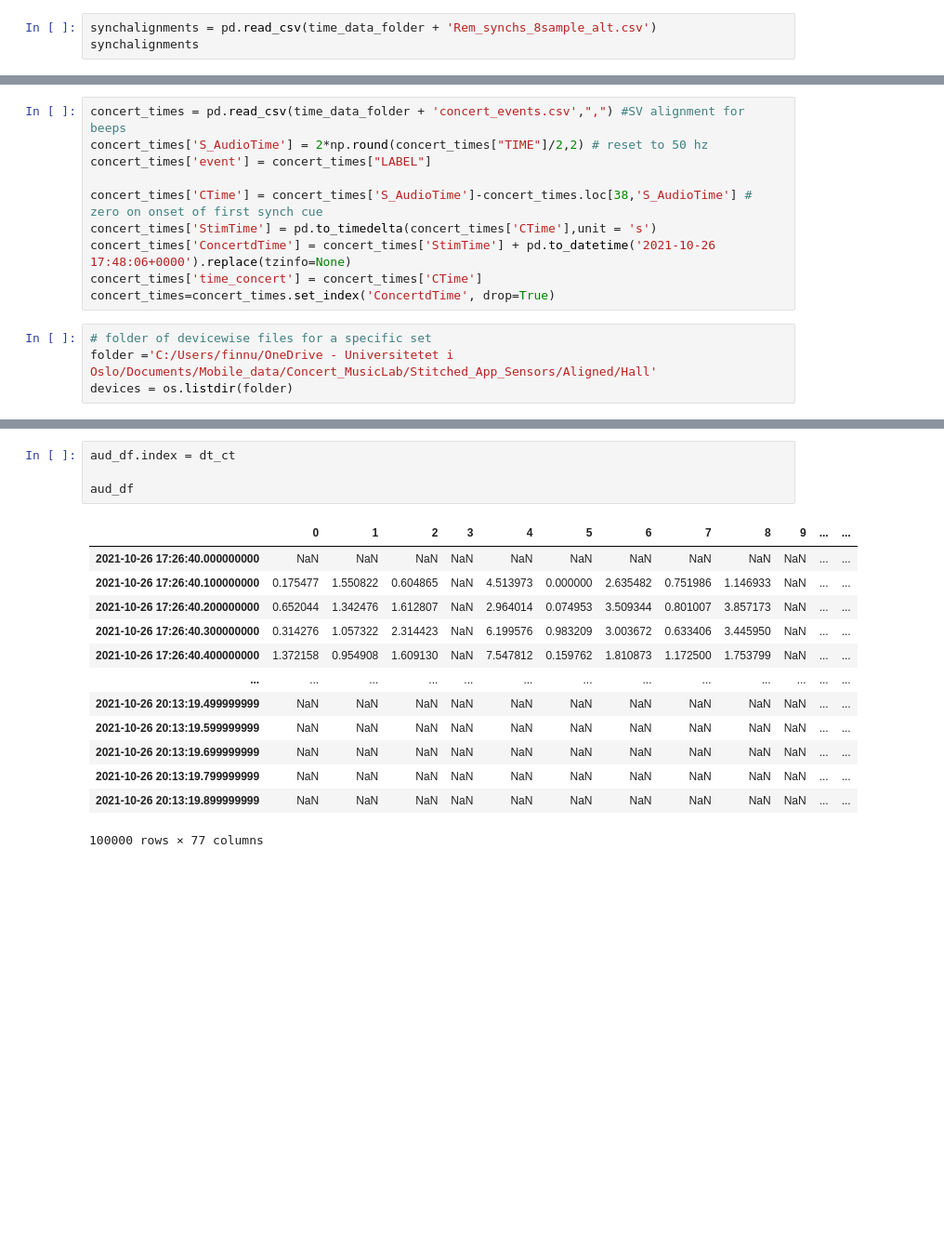
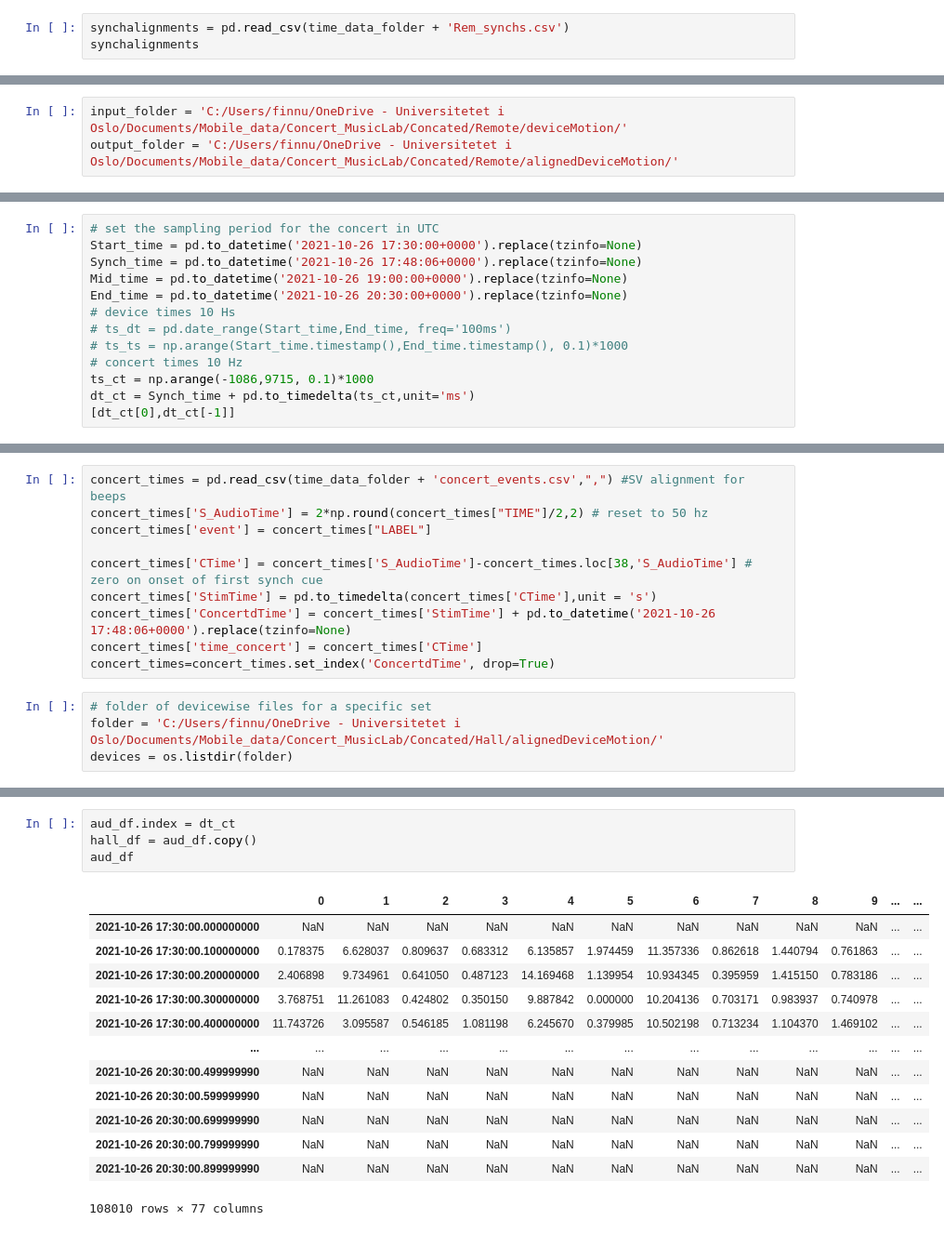
Before and after one commit to finn42/MusicLabCopenhegan_MotionAlignment, a Jupyter notebook: MusicLab_motion_aligne.ipynb, the cells around one changed output, grey strips where cells are left out. Shown at 93% size. Drawn from its saved outputs; the diff is of its cells as text; blank space fills up the shorter version.

```diff
--- a/MusicLab_motion_aligne.ipynb
+++ b/MusicLab_motion_aligne.ipynb
@@ -353,7 +343,7 @@ Name: 76, dtype: object
 # %% [markdown]
 ## Generate concert aligned files for Remote Audience
 # %%
-synchalignments = pd.read_csv(time_data_folder + 'Rem_synchs_8sample_alt.csv')
+synchalignments = pd.read_csv(time_data_folder + 'Rem_synchs.csv')
 synchalignments
 # %% [output]
 |  | s1_corr0 | s1_corr_offset | s1_offset | s2_corr0 | s2_corr_offset | s2_offset | devID |
@@ -380,3 +366,6 @@ output_folder ='C:/Users/finnu/OneDrive - Universitetet i Oslo/Documents/Mobile_
+# %%
+input_folder = 'C:/Users/finnu/OneDrive - Universitetet i Oslo/Documents/Mobile_data/Concert_MusicLab/Concated/Remote/deviceMotion/'
+output_folder = 'C:/Users/finnu/OneDrive - Universitetet i Oslo/Documents/Mobile_data/Concert_MusicLab/Concated/Remote/alignedDeviceMotion/'
 # %%
 for devN in range(len(synchalignments)):
     filename = synchalignments.loc[devN,'devID']
@@ -447,0 +437,13 @@ dt_ct = Start_time + pd.to_timedelta(ts_ct,unit='ms')
+# %%
+# set the sampling period for the concert in UTC
+Start_time = pd.to_datetime('2021-10-26 17:30:00+0000').replace(tzinfo=None)
+Synch_time = pd.to_datetime('2021-10-26 17:48:06+0000').replace(tzinfo=None)
+Mid_time = pd.to_datetime('2021-10-26 19:00:00+0000').replace(tzinfo=None)
+End_time = pd.to_datetime('2021-10-26 20:30:00+0000').replace(tzinfo=None)
+# device times 10 Hs
+# ts_dt = pd.date_range(Start_time,End_time, freq='100ms')
+# ts_ts = np.arange(Start_time.timestamp(),End_time.timestamp(), 0.1)*1000
+# concert times 10 Hz
+ts_ct = np.arange(-1086,9715, 0.1)*1000
+dt_ct = Synch_time + pd.to_timedelta(ts_ct,unit='ms')
+[dt_ct[0],dt_ct[-1]]
@@ -457,7 +461,7 @@ concert_times['time_concert'] = concert_times['CTime']
 concert_times=concert_times.set_index('ConcertdTime', drop=True)
 # %%
 # folder of devicewise files for a specific set
-folder ='C:/Users/finnu/OneDrive - Universitetet i Oslo/Documents/Mobile_data/Concert_MusicLab/Stitched_App_Sensors/Aligned/Hall'
+folder = 'C:/Users/finnu/OneDrive - Universitetet i Oslo/Documents/Mobile_data/Concert_MusicLab/Concated/Hall/alignedDeviceMotion/'
 devices = os.listdir(folder)
 # %%
 # gather the aligned recordings for the live performance
@@ -508,21 +512,21 @@ fe0534f2-aaad-2afb-f5ba-79f8c2cc98b2.Full_Concert.deviceMotion.csv
 # %%
 aud_df.index = dt_ct
-
+hall_df = aud_df.copy()
 aud_df
 # %% [output]
 |  | 0 | 1 | 2 | 3 | 4 | 5 | 6 | 7 | 8 | 9 | ... | ... |
-| 2021-10-26 17:26:40.000000000 | NaN | NaN | NaN | NaN | NaN | NaN | NaN | NaN | NaN | NaN | ... | ... |
-| 2021-10-26 17:26:40.100000000 | 0.175477 | 1.550822 | 0.604865 | NaN | 4.513973 | 0.000000 | 2.635482 | 0.751986 | 1.146933 | NaN | ... | ... |
-| 2021-10-26 17:26:40.200000000 | 0.652044 | 1.342476 | 1.612807 | NaN | 2.964014 | 0.074953 | 3.509344 | 0.801007 | 3.857173 | NaN | ... | ... |
-| 2021-10-26 17:26:40.300000000 | 0.314276 | 1.057322 | 2.314423 | NaN | 6.199576 | 0.983209 | 3.003672 | 0.633406 | 3.445950 | NaN | ... | ... |
-| 2021-10-26 17:26:40.400000000 | 1.372158 | 0.954908 | 1.609130 | NaN | 7.547812 | 0.159762 | 1.810873 | 1.172500 | 1.753799 | NaN | ... | ... |
+| 2021-10-26 17:30:00.000000000 | NaN | NaN | NaN | NaN | NaN | NaN | NaN | NaN | NaN | NaN | ... | ... |
+| 2021-10-26 17:30:00.100000000 | 0.178375 | 6.628037 | 0.809637 | 0.683312 | 6.135857 | 1.974459 | 11.357336 | 0.862618 | 1.440794 | 0.761863 | ... | ... |
+| 2021-10-26 17:30:00.200000000 | 2.406898 | 9.734961 | 0.641050 | 0.487123 | 14.169468 | 1.139954 | 10.934345 | 0.395959 | 1.415150 | 0.783186 | ... | ... |
+| 2021-10-26 17:30:00.300000000 | 3.768751 | 11.261083 | 0.424802 | 0.350150 | 9.887842 | 0.000000 | 10.204136 | 0.703171 | 0.983937 | 0.740978 | ... | ... |
+| 2021-10-26 17:30:00.400000000 | 11.743726 | 3.095587 | 0.546185 | 1.081198 | 6.245670 | 0.379985 | 10.502198 | 0.713234 | 1.104370 | 1.469102 | ... | ... |
 | ... | ... | ... | ... | ... | ... | ... | ... | ... | ... | ... | ... | ... |
-| 2021-10-26 20:13:19.499999999 | NaN | NaN | NaN | NaN | NaN | NaN | NaN | NaN | NaN | NaN | ... | ... |
-| 2021-10-26 20:13:19.599999999 | NaN | NaN | NaN | NaN | NaN | NaN | NaN | NaN | NaN | NaN | ... | ... |
-| 2021-10-26 20:13:19.699999999 | NaN | NaN | NaN | NaN | NaN | NaN | NaN | NaN | NaN | NaN | ... | ... |
-| 2021-10-26 20:13:19.799999999 | NaN | NaN | NaN | NaN | NaN | NaN | NaN | NaN | NaN | NaN | ... | ... |
-| 2021-10-26 20:13:19.899999999 | NaN | NaN | NaN | NaN | NaN | NaN | NaN | NaN | NaN | NaN | ... | ... |
+| 2021-10-26 20:30:00.499999990 | NaN | NaN | NaN | NaN | NaN | NaN | NaN | NaN | NaN | NaN | ... | ... |
+| 2021-10-26 20:30:00.599999990 | NaN | NaN | NaN | NaN | NaN | NaN | NaN | NaN | NaN | NaN | ... | ... |
+| 2021-10-26 20:30:00.699999990 | NaN | NaN | NaN | NaN | NaN | NaN | NaN | NaN | NaN | NaN | ... | ... |
+| 2021-10-26 20:30:00.799999990 | NaN | NaN | NaN | NaN | NaN | NaN | NaN | NaN | NaN | NaN | ... | ... |
+| 2021-10-26 20:30:00.899999990 | NaN | NaN | NaN | NaN | NaN | NaN | NaN | NaN | NaN | NaN | ... | ... |
-100000 rows × 77 columns
+108010 rows × 77 columns
 # %%
 # plot for perspective
 fig, ax = plt.subplots(figsize = [15.5,6])
```
Also changed, not shown: parts of 25 cells of this notebook, 17 other files.
